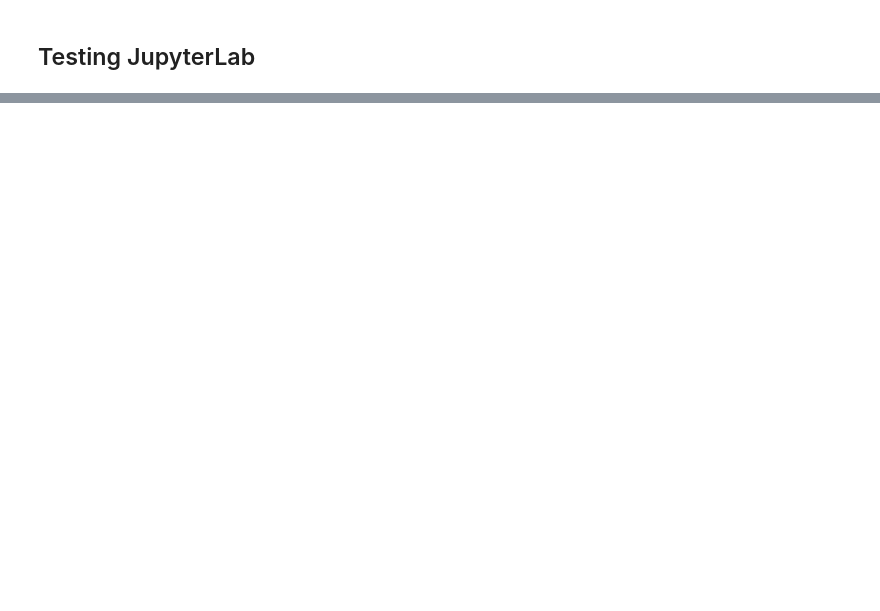
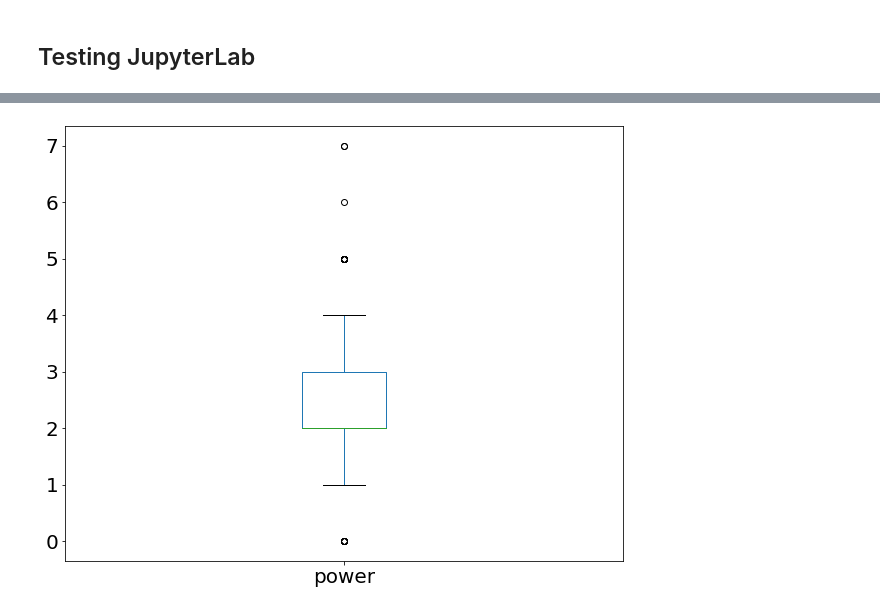
Before and after one commit to HSU-S21-CS232/P02-mc683, a Jupyter notebook: Untitled.ipynb, the cells around one changed output, grey strips where cells are left out. Saved outputs shown, nothing was run; the diff lists cells and outputs as text; code cells hidden in the pictures; blank space fills up the shorter version.

```diff
--- a/Untitled.ipynb
+++ b/Untitled.ipynb
@@ -78,0 +51,5 @@ black_creatures = creatures[maskB]
+# %%
+# White creatures power (boxplot).
+white_creatures['power'].plot(kind="box");
+# %% [output]
+[figure, added]
```
Also changed, not shown: parts of 15 cells of this notebook.
